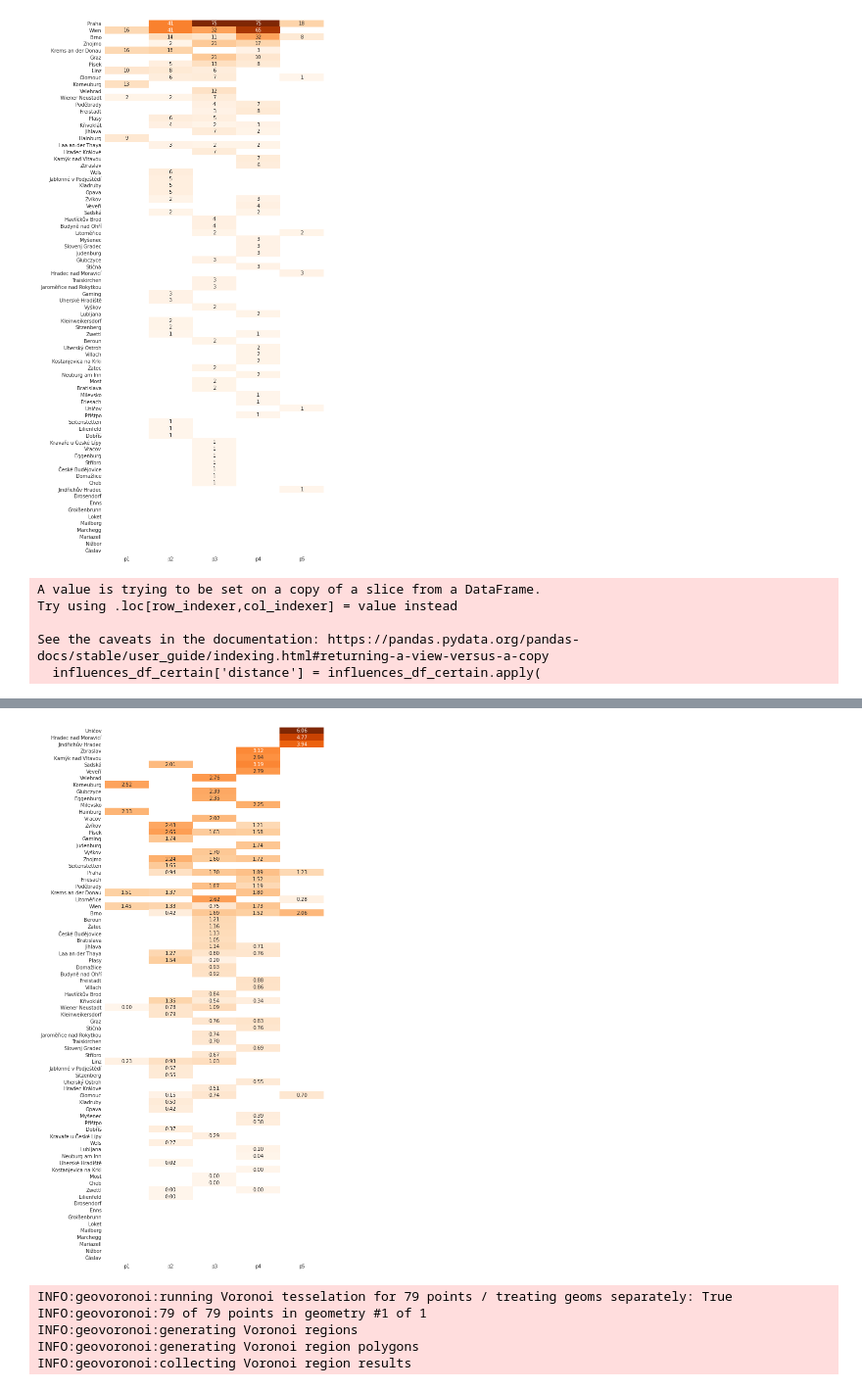
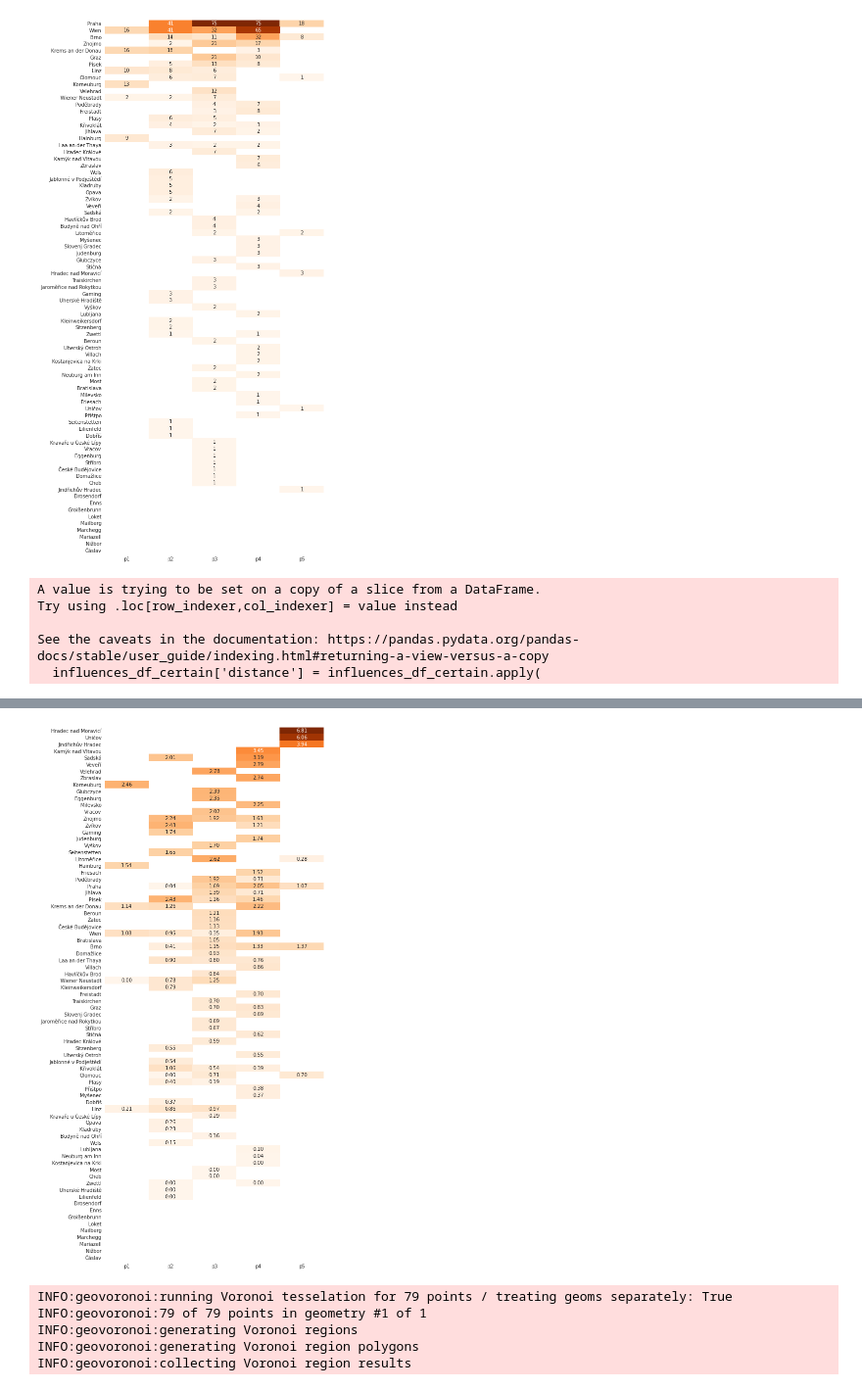
Before and after one commit to adammertel/itinerary-analysis_PO2-case-study, a Jupyter notebook: src/analysis/metrics/04_influence.ipynb, the cells around one changed output, grey strips where cells are left out. Shown at 98% size. Saved outputs shown, nothing was run; the diff lists cells and outputs as text; code cells hidden in the pictures.

```diff
--- a/src/analysis/metrics/04_influence.ipynb
+++ b/src/analysis/metrics/04_influence.ipynb
@@ -154,46 +154,46 @@ influences_df_certain['distance'] = influences_df_certain.apply(
     #lambda x: haversine(x['geometry'].x, x['geometry'].y, x['geometry_source'].x, x['geometry_source'].y), axis = 1
 )
 
-p1 = pd.DataFrame(influences_df_certain[influences_df_certain['period'] == 1].groupby(['locality']).mean()['distance'])
-p2 = pd.DataFrame(influences_df_certain[influences_df_certain['period'] == 2].groupby(['locality']).mean()['distance'])
-p3 = pd.DataFrame(influences_df_certain[influences_df_certain['period'] == 3].groupby(['locality']).mean()['distance'])
-p4 = pd.DataFrame(influences_df_certain[influences_df_certain['period'] == 4].groupby(['locality']).mean()['distance'])
-p5 = pd.DataFrame(influences_df_certain[influences_df_certain['period'] == 5].groupby(['locality']).mean()['distance'])
-pall = pd.DataFrame(influences_df_certain.groupby(['locality']).mean()['distance'])
+p1 = pd.DataFrame(influences_df_certain[influences_df_certain['period'] == 1].groupby(['locality']).median()['distance'])
+p2 = pd.DataFrame(influences_df_certain[influences_df_certain['period'] == 2].groupby(['locality']).median()['distance'])
+p3 = pd.DataFrame(influences_df_certain[influences_df_certain['period'] == 3].groupby(['locality']).median()['distance'])
+p4 = pd.DataFrame(influences_df_certain[influences_df_certain['period'] == 4].groupby(['locality']).median()['distance'])
+p5 = pd.DataFrame(influences_df_certain[influences_df_certain['period'] == 5].groupby(['locality']).median()['distance'])
+pall = pd.DataFrame(influences_df_certain.groupby(['locality']).median()['distance'])
 
 p1.columns = ['p1']
 p2.columns = ['p2']
 p3.columns = ['p3']
 p4.columns = ['p4']
 p5.columns = ['p5']
 pall.columns = ['pall']
 
 infl_dist = gpd.GeoDataFrame(
     pd.concat([p1, p2, p3, p4, p5, pall, localities['geometry']], axis=1, join="outer"),
     crs=crs4326
 ).sort_values(by='pall',ascending=False)
 
 infl_dist.to_csv(DIR_OUT + 'infl_dist.csv')
 
 fig, ax = plt.subplots(figsize = (8, 20))
 sns.heatmap(infl_dist[['p1', 'p2', 'p3', 'p4', 'p5']], cmap ='Oranges', annot = True, cbar=False, fmt=".2f")
 
 m = create_map()
 
 for location_name, r in infl_dist.iterrows():
     create_circle(
         r['pall'] * 3 + 2, r['geometry'],
         '{}: {}'.format(location_name, r['pall'])
     ).add_to(m)
 m
 # %% [output]
 A value is trying to be set on a copy of a slice from a DataFrame.
 Try using .loc[row_indexer,col_indexer] = value instead
 
 See the caveats in the documentation: https://pandas.pydata.org/pandas-docs/stable/user_guide/indexing.html#returning-a-view-versus-a-copy
   influences_df_certain['distance'] = influences_df_certain.apply(
 [interactive output not drawn]
-[figure, old version]
+[figure, new version]
 # %%
 bounds = Polygon([
     [bbox[0], bbox[1]],
```
Also changed, not shown: 1 other file.
